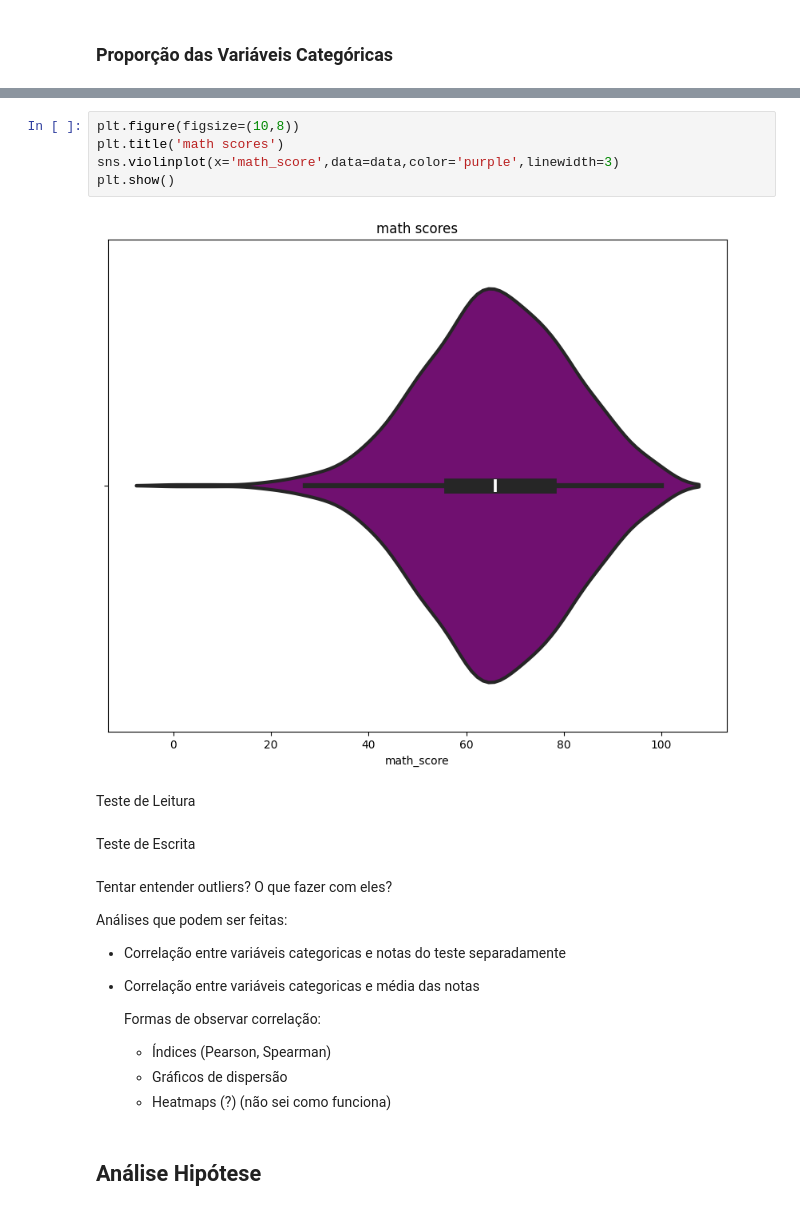
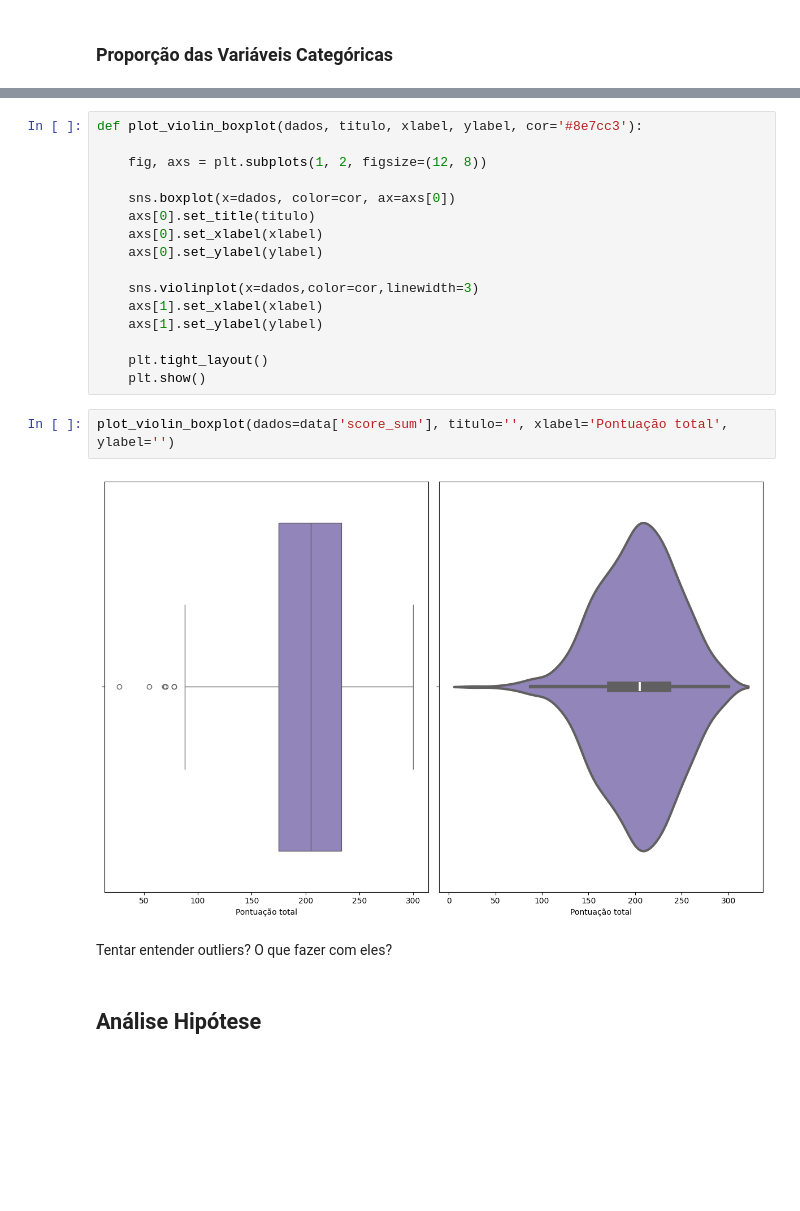
Before and after one commit to tainahguerras/Estatistica-ADA-Santander, a Jupyter notebook: projeto_estatistico.ipynb, the cells around one changed output, grey strips where cells are left out. Saved outputs shown, nothing was run; the diff lists cells and outputs as text; blank space fills up the shorter version.

```diff
--- a/projeto_estatistico.ipynb
+++ b/projeto_estatistico.ipynb
@@ -100,24 +158,24 @@ plt.show()
-# %%
-plt.figure(figsize=(10,8))
-plt.title('math scores')
-sns.violinplot(x='math_score',data=data,color='purple',linewidth=3)
-plt.show()
-# %% [output]
-[figure, removed]
-# %% [markdown]
-Teste de Leitura
-# %% [markdown]
-Teste de Escrita
-# %% [markdown]
-Tentar entender outliers? O que fazer com eles?
-
-Análises que podem ser feitas:
-- Correlação entre variáveis categoricas e notas do teste separadamente
-- Correlação entre variáveis categoricas e média das notas
-
-    Formas de observar correlação:
-    - Índices (Pearson, Spearman)
-    - Gráficos de dispersão
-    - Heatmaps (?) (não sei como funciona)
+# %%
+def plot_violin_boxplot(dados, titulo, xlabel, ylabel, cor='#8e7cc3'):
+
+    fig, axs = plt.subplots(1, 2, figsize=(12, 8))
+
+    sns.boxplot(x=dados, color=cor, ax=axs[0])
+    axs[0].set_title(titulo)
+    axs[0].set_xlabel(xlabel)
+    axs[0].set_ylabel(ylabel)
+
+    sns.violinplot(x=dados,color=cor,linewidth=3)
+    axs[1].set_xlabel(xlabel)
+    axs[1].set_ylabel(ylabel)
+
+    plt.tight_layout()
+    plt.show()
+# %%
+plot_violin_boxplot(dados=data['score_sum'], titulo='', xlabel='Pontuação total', ylabel='')
+# %% [output]
+[figure, added]
+# %% [markdown]
+Tentar entender outliers? O que fazer com eles?
 # %% [markdown]
 ## Análise Hipótese
```
Also changed, not shown: parts of 16 cells of this notebook.
